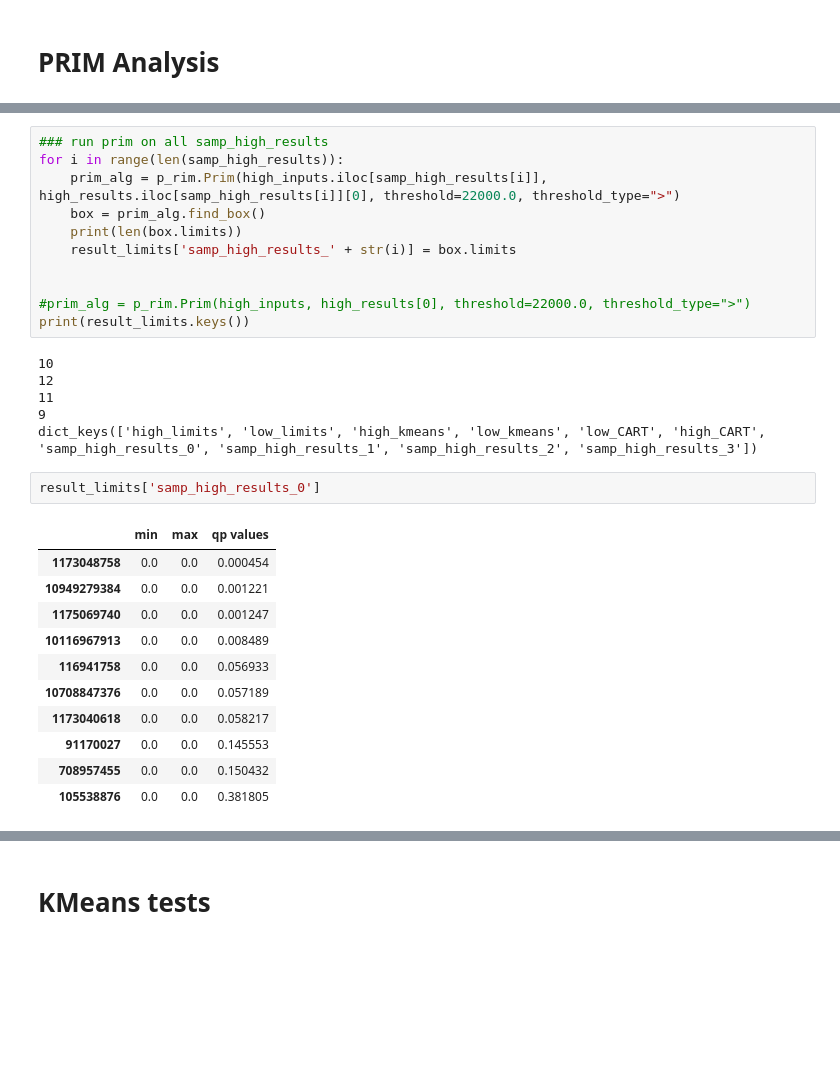
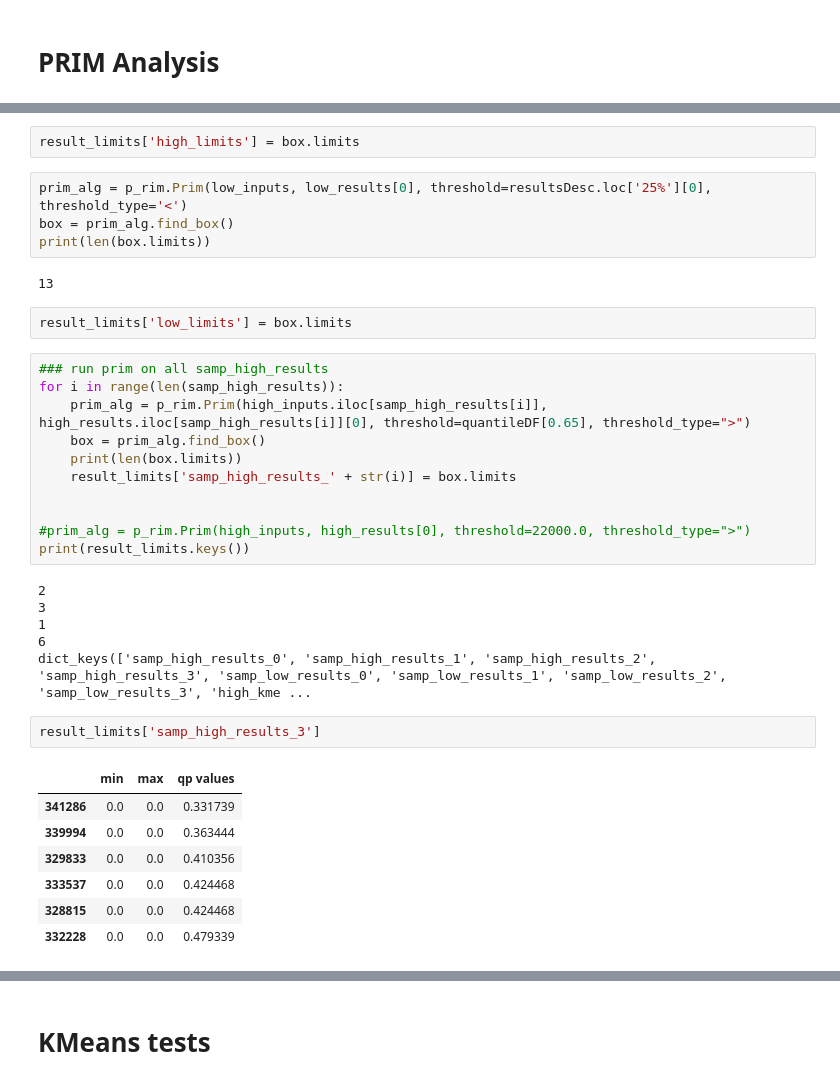
Before and after one commit to pfoytik/scenarioDiscovery, a Jupyter notebook: ema_clustering.ipynb, the cells around one changed output, grey strips where cells are left out. Drawn from its saved outputs; the diff is of its cells as text; blank space fills up the shorter version.

```diff
--- a/ema_clustering.ipynb
+++ b/ema_clustering.ipynb
@@ -292,7 +332,17 @@ high_inputs.iloc[samp_high_results[0]]
+# %%
+result_limits['high_limits'] = box.limits
+# %%
+prim_alg = p_rim.Prim(low_inputs, low_results[0], threshold=resultsDesc.loc['25%'][0], threshold_type='<')
+box = prim_alg.find_box()
+print(len(box.limits))
+# %% [output]
+13
+# %%
+result_limits['low_limits'] = box.limits
 # %%
 ### run prim on all samp_high_results
 for i in range(len(samp_high_results)):
-    prim_alg = p_rim.Prim(high_inputs.iloc[samp_high_results[i]], high_results.iloc[samp_high_results[i]][0], threshold=22000.0, threshold_type=">")
+    prim_alg = p_rim.Prim(high_inputs.iloc[samp_high_results[i]], high_results.iloc[samp_high_results[i]][0], threshold=quantileDF[0.65], threshold_type=">")
     box = prim_alg.find_box()
     print(len(box.limits))
     result_limits['samp_high_results_' + str(i)] = box.limits
@@ -301,25 +351,21 @@ for i in range(len(samp_high_results)):
 #prim_alg = p_rim.Prim(high_inputs, high_results[0], threshold=22000.0, threshold_type=">")
 print(result_limits.keys())
 # %% [output]
-10
-12
-11
-9
-dict_keys(['high_limits', 'low_limits', 'high_kmeans', 'low_kmeans', 'low_CART', 'high_CART', 'samp_high_results_0', 'samp_high_results_1', 'samp_high_results_2', 'samp_high_results_3'])
+2
+3
+1
+6
+dict_keys(['samp_high_results_0', 'samp_high_results_1', 'samp_high_results_2', 'samp_high_results_3', 'samp_low_results_0', 'samp_low_results_1', 'samp_low_results_2', 'samp_low_results_3', 'high_kme ...
 # %%
-result_limits['samp_high_results_0']
+result_limits['samp_high_results_3']
 # %% [output]
 |  | min | max | qp values |
-| 1173048758 | 0.0 | 0.0 | 0.000454 |
-| 10949279384 | 0.0 | 0.0 | 0.001221 |
-| 1175069740 | 0.0 | 0.0 | 0.001247 |
-| 10116967913 | 0.0 | 0.0 | 0.008489 |
-| 116941758 | 0.0 | 0.0 | 0.056933 |
-| 10708847376 | 0.0 | 0.0 | 0.057189 |
-| 1173040618 | 0.0 | 0.0 | 0.058217 |
-| 91170027 | 0.0 | 0.0 | 0.145553 |
-| 708957455 | 0.0 | 0.0 | 0.150432 |
-| 105538876 | 0.0 | 0.0 | 0.381805 |
+| 341286 | 0.0 | 0.0 | 0.331739 |
+| 339994 | 0.0 | 0.0 | 0.363444 |
+| 329833 | 0.0 | 0.0 | 0.410356 |
+| 333537 | 0.0 | 0.0 | 0.424468 |
+| 328815 | 0.0 | 0.0 | 0.424468 |
+| 332228 | 0.0 | 0.0 | 0.479339 |
 # %%
 ### plot histogram of low results
 plt.hist(low_results[0], bins=20)
```
Also changed, not shown: parts of 58 cells of this notebook.
